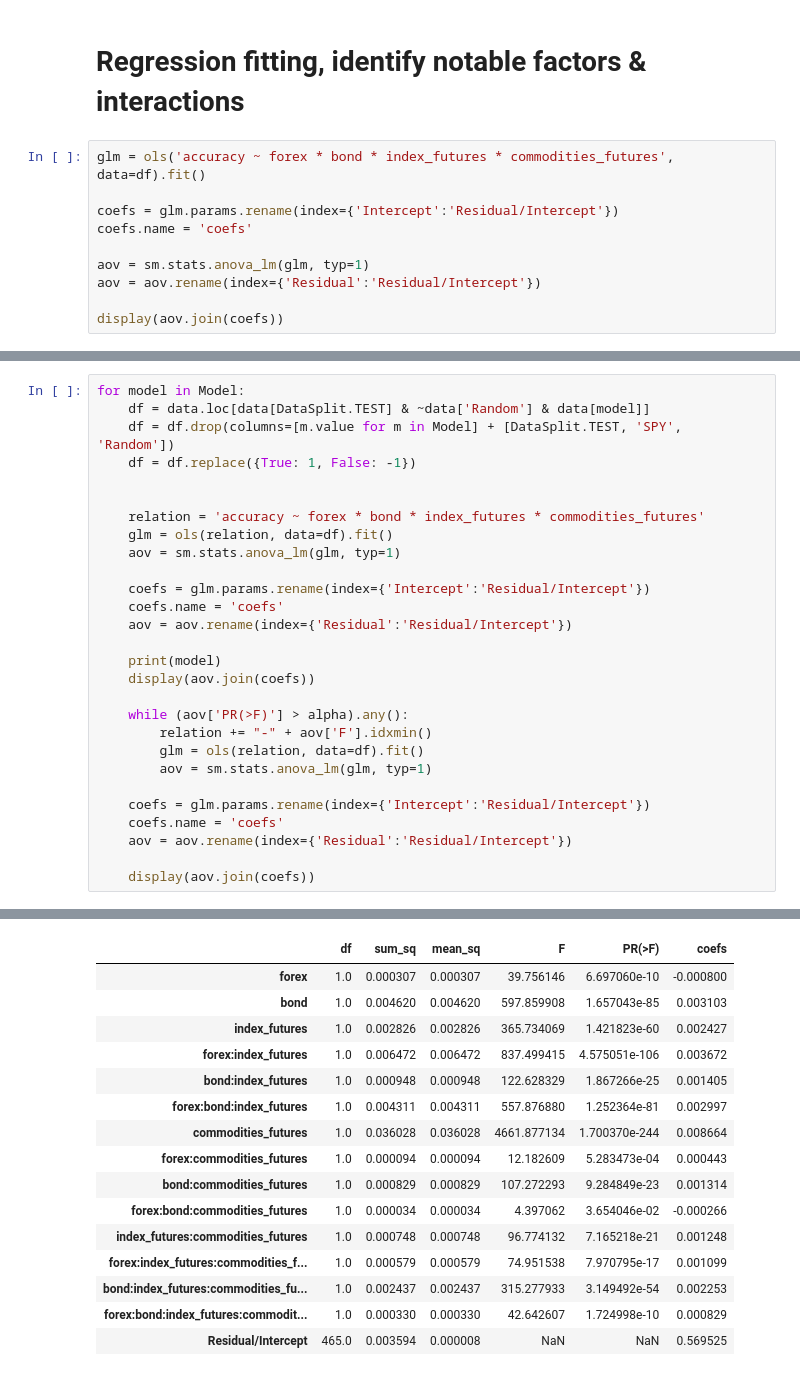
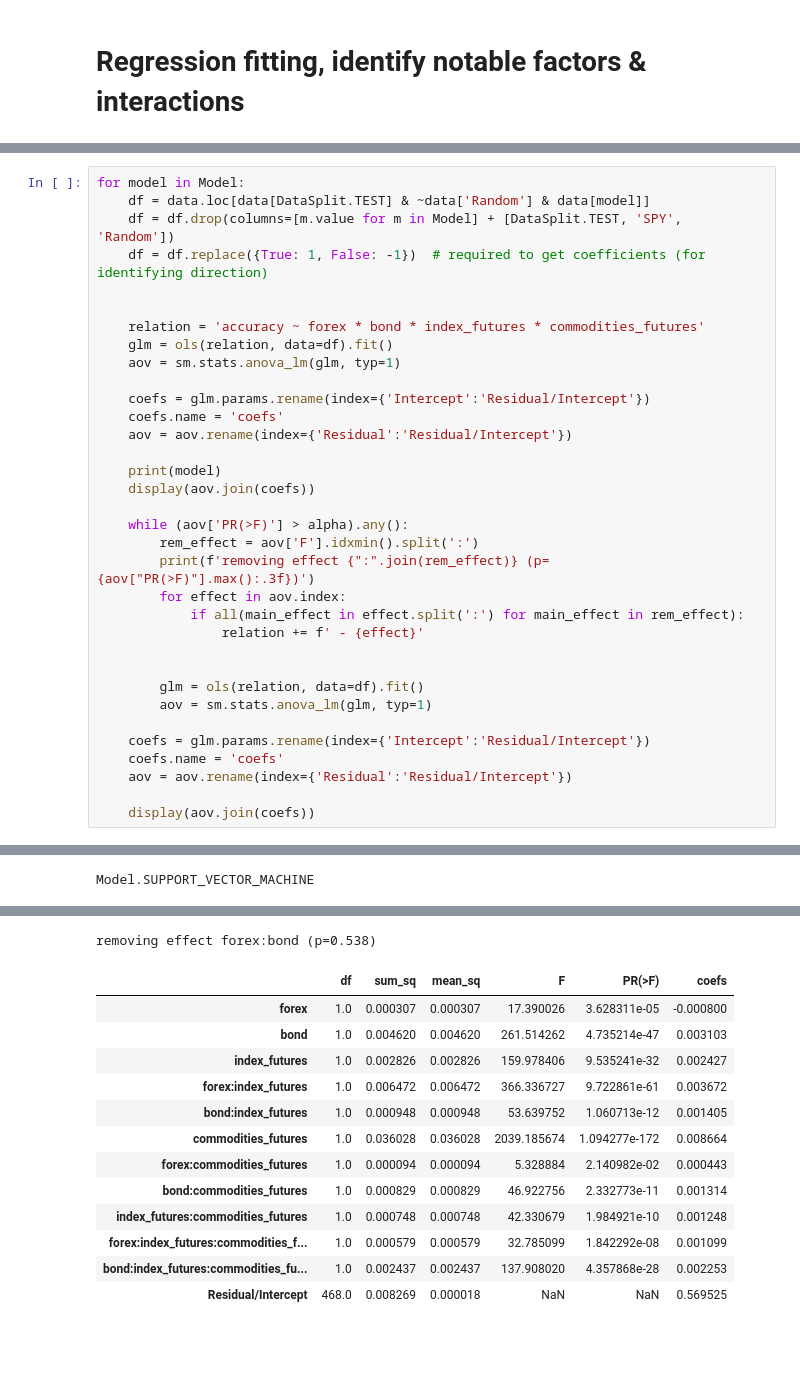
Before and after one commit to Swiss-MQP-2022/Intermarket-ML-For-EMH, a Jupyter notebook: stats.ipynb, the cells around one changed output, grey strips where cells are left out. Saved outputs shown, nothing was run; the diff lists cells and outputs as text; blank space fills up the shorter version.

Commit message:
Corrected iterative effect removal

```diff
--- a/stats.ipynb
+++ b/stats.ipynb
@@ -202,13 +202,3 @@ display(df)
 480 rows × 8 columns
 # %% [markdown]
 # Regression fitting, identify notable factors & interactions
-# %%
-glm = ols('accuracy ~ forex * bond * index_futures * commodities_futures', data=df).fit()
-
-coefs = glm.params.rename(index={'Intercept':'Residual/Intercept'})
-coefs.name = 'coefs'
-
-aov = sm.stats.anova_lm(glm, typ=1)
-aov = aov.rename(index={'Residual':'Residual/Intercept'})
-
-display(aov.join(coefs))
@@ -245,7 +206,7 @@ display(percentages.sort_values())
 for model in Model:
     df = data.loc[data[DataSplit.TEST] & ~data['Random'] & data[model]]
     df = df.drop(columns=[m.value for m in Model] + [DataSplit.TEST, 'SPY', 'Random'])
-    df = df.replace({True: 1, False: -1})
+    df = df.replace({True: 1, False: -1})  # required to get coefficients (for identifying direction)
 
 
     relation = 'accuracy ~ forex * bond * index_futures * commodities_futures'
@@ -260,7 +221,13 @@ for model in Model:
     display(aov.join(coefs))
 
     while (aov['PR(>F)'] > alpha).any():
-        relation += "-" + aov['F'].idxmin()
+        rem_effect = aov['F'].idxmin().split(':')
+        print(f'removing effect {":".join(rem_effect)} (p={aov["PR(>F)"].max():.3f})')
+        for effect in aov.index:
+            if all(main_effect in effect.split(':') for main_effect in rem_effect):
+                relation += f' - {effect}'
+
+
         glm = ols(relation, data=df).fit()
         aov = sm.stats.anova_lm(glm, typ=1)
 
@@ -320,33 +294,32 @@ Model.SUPPORT_VECTOR_MACHINE
+Model.SUPPORT_VECTOR_MACHINE
 |  | df | sum_sq | mean_sq | F | PR(>F) | coefs |
 | forex | 1.0 | 0.000307 | 0.000307 | 39.703116 | 6.878510e-10 | -0.000800 |
 | bond | 1.0 | 0.004620 | 0.004620 | 597.062431 | 2.253514e-85 | 0.003103 |
 | forex:bond | 1.0 | 0.000003 | 0.000003 | 0.379743 | 5.380429e-01 | -0.000078 |
 | index_futures | 1.0 | 0.002826 | 0.002826 | 365.246222 | 1.749521e-60 | 0.002427 |
 | forex:index_futures | 1.0 | 0.006472 | 0.006472 | 836.382287 | 6.783498e-106 | 0.003672 |
 | bond:index_futures | 1.0 | 0.000948 | 0.000948 | 122.464757 | 2.019047e-25 | 0.001405 |
 | forex:bond:index_futures | 1.0 | 0.004311 | 0.004311 | 557.132736 | 1.676244e-81 | 0.002997 |
 | commodities_futures | 1.0 | 0.036028 | 0.036028 | 4655.658722 | 4.755990e-244 | 0.008664 |
 | forex:commodities_futures | 1.0 | 0.000094 | 0.000094 | 12.166359 | 5.329534e-04 | 0.000443 |
 | bond:commodities_futures | 1.0 | 0.000829 | 0.000829 | 107.129204 | 9.947440e-23 | 0.001314 |
 | forex:bond:commodities_futures | 1.0 | 0.000034 | 0.000034 | 4.391197 | 3.666630e-02 | -0.000266 |
 | index_futures:commodities_futures | 1.0 | 0.000748 | 0.000748 | 96.645046 | 7.627709e-21 | 0.001248 |
 | forex:index_futures:commodities_f... | 1.0 | 0.000579 | 0.000579 | 74.851561 | 8.371699e-17 | 0.001099 |
 | bond:index_futures:commodities_fu... | 1.0 | 0.002437 | 0.002437 | 314.857388 | 3.781681e-54 | 0.002253 |
 | forex:bond:index_futures:commodit... | 1.0 | 0.000330 | 0.000330 | 42.585727 | 1.775034e-10 | 0.000829 |
 | Residual/Intercept | 464.0 | 0.003591 | 0.000008 | NaN | NaN | 0.569525 |
+removing effect forex:bond (p=0.538)
 |  | df | sum_sq | mean_sq | F | PR(>F) | coefs |
-| forex | 1.0 | 0.000307 | 0.000307 | 39.756146 | 6.697060e-10 | -0.000800 |
-| bond | 1.0 | 0.004620 | 0.004620 | 597.859908 | 1.657043e-85 | 0.003103 |
-| index_futures | 1.0 | 0.002826 | 0.002826 | 365.734069 | 1.421823e-60 | 0.002427 |
-| forex:index_futures | 1.0 | 0.006472 | 0.006472 | 837.499415 | 4.575051e-106 | 0.003672 |
-| bond:index_futures | 1.0 | 0.000948 | 0.000948 | 122.628329 | 1.867266e-25 | 0.001405 |
-| forex:bond:index_futures | 1.0 | 0.004311 | 0.004311 | 557.876880 | 1.252364e-81 | 0.002997 |
-| commodities_futures | 1.0 | 0.036028 | 0.036028 | 4661.877134 | 1.700370e-244 | 0.008664 |
-| forex:commodities_futures | 1.0 | 0.000094 | 0.000094 | 12.182609 | 5.283473e-04 | 0.000443 |
-| bond:commodities_futures | 1.0 | 0.000829 | 0.000829 | 107.272293 | 9.284849e-23 | 0.001314 |
-| forex:bond:commodities_futures | 1.0 | 0.000034 | 0.000034 | 4.397062 | 3.654046e-02 | -0.000266 |
-| index_futures:commodities_futures | 1.0 | 0.000748 | 0.000748 | 96.774132 | 7.165218e-21 | 0.001248 |
-| forex:index_futures:commodities_f... | 1.0 | 0.000579 | 0.000579 | 74.951538 | 7.970795e-17 | 0.001099 |
-| bond:index_futures:commodities_fu... | 1.0 | 0.002437 | 0.002437 | 315.277933 | 3.149492e-54 | 0.002253 |
-| forex:bond:index_futures:commodit... | 1.0 | 0.000330 | 0.000330 | 42.642607 | 1.724998e-10 | 0.000829 |
-| Residual/Intercept | 465.0 | 0.003594 | 0.000008 | NaN | NaN | 0.569525 |
+| forex | 1.0 | 0.000307 | 0.000307 | 17.390026 | 3.628311e-05 | -0.000800 |
+| bond | 1.0 | 0.004620 | 0.004620 | 261.514262 | 4.735214e-47 | 0.003103 |
+| index_futures | 1.0 | 0.002826 | 0.002826 | 159.978406 | 9.535241e-32 | 0.002427 |
+| forex:index_futures | 1.0 | 0.006472 | 0.006472 | 366.336727 | 9.722861e-61 | 0.003672 |
+| bond:index_futures | 1.0 | 0.000948 | 0.000948 | 53.639752 | 1.060713e-12 | 0.001405 |
+| commodities_futures | 1.0 | 0.036028 | 0.036028 | 2039.185674 | 1.094277e-172 | 0.008664 |
+| forex:commodities_futures | 1.0 | 0.000094 | 0.000094 | 5.328884 | 2.140982e-02 | 0.000443 |
+| bond:commodities_futures | 1.0 | 0.000829 | 0.000829 | 46.922756 | 2.332773e-11 | 0.001314 |
+| index_futures:commodities_futures | 1.0 | 0.000748 | 0.000748 | 42.330679 | 1.984921e-10 | 0.001248 |
+| forex:index_futures:commodities_f... | 1.0 | 0.000579 | 0.000579 | 32.785099 | 1.842292e-08 | 0.001099 |
+| bond:index_futures:commodities_fu... | 1.0 | 0.002437 | 0.002437 | 137.908020 | 4.357868e-28 | 0.002253 |
+| Residual/Intercept | 468.0 | 0.008269 | 0.000018 | NaN | NaN | 0.569525 |
```
Also changed, not shown: parts of 3 cells of this notebook.
